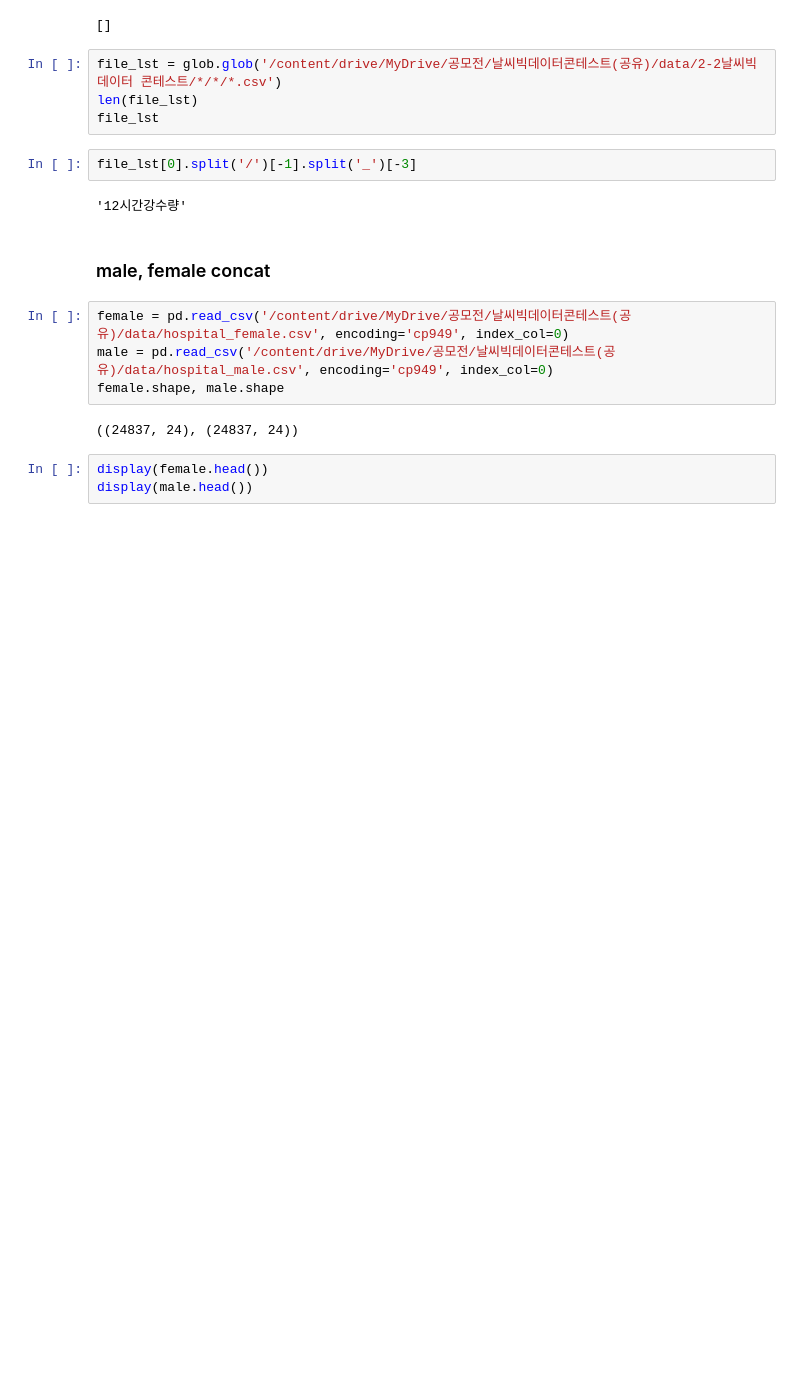
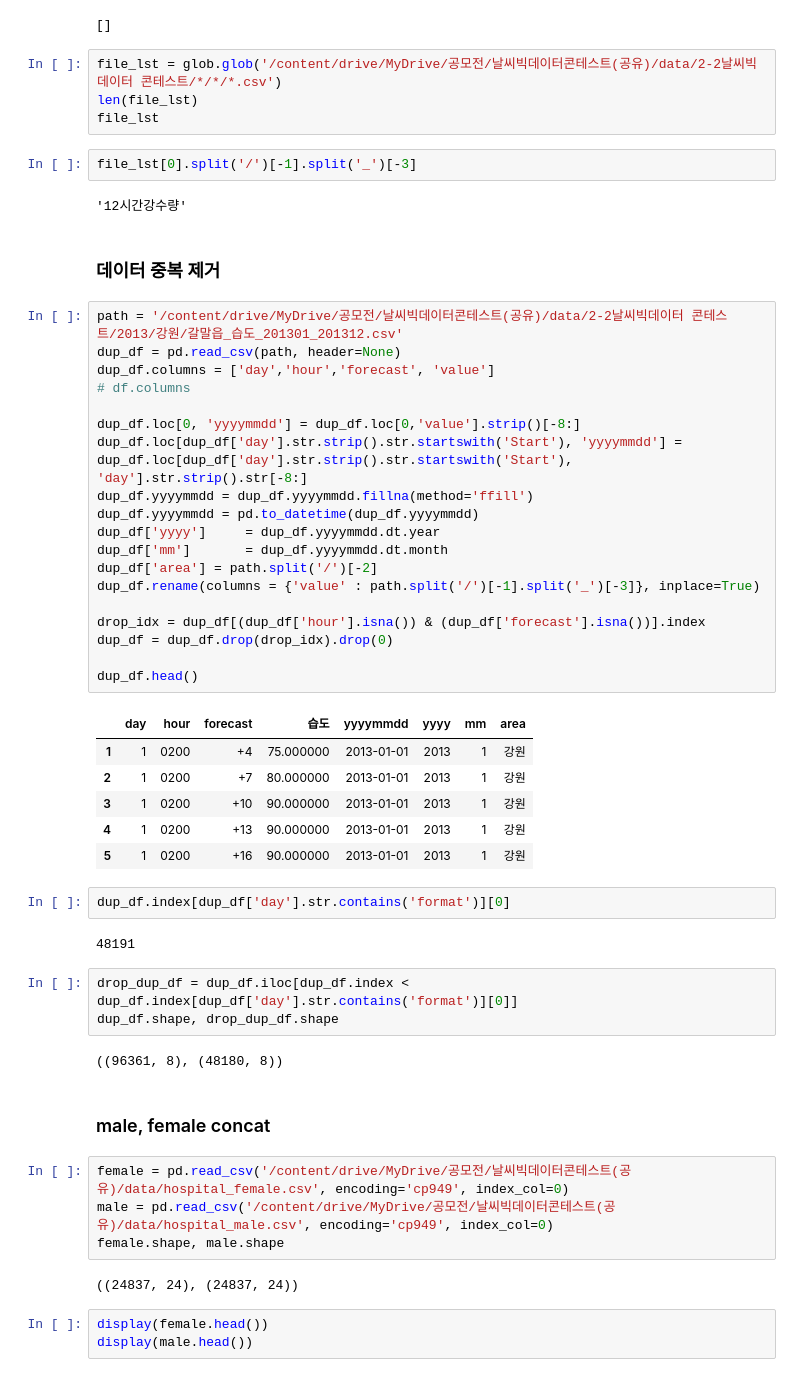
Before and after one commit to leech2193/weather_hospital_sowhat, a Jupyter notebook: 20220714_18_eseul.ipynb, the cells around one changed output. Cells and saved outputs as stored; diff of their text form; blank space fills up the shorter version.

```diff
--- a/20220714_18_eseul.ipynb
+++ b/20220714_18_eseul.ipynb
@@ -79,6 +79,43 @@ file_lst
 file_lst[0].split('/')[-1].split('_')[-3]
 # %% [output]
 '12시간강수량'
+# %% [markdown]
+### 데이터 중복 제거
+# %%
+path = '/content/drive/MyDrive/공모전/날씨빅데이터콘테스트(공유)/data/2-2날씨빅데이터 콘테스트/2013/강원/갈말읍_습도_201301_201312.csv'
+dup_df = pd.read_csv(path, header=None)
+dup_df.columns = ['day','hour','forecast', 'value']
+# df.columns
+
+dup_df.loc[0, 'yyyymmdd'] = dup_df.loc[0,'value'].strip()[-8:]
+dup_df.loc[dup_df['day'].str.strip().str.startswith('Start'), 'yyyymmdd'] = dup_df.loc[dup_df['day'].str.strip().str.startswith('Start'), 'day'].str.strip().str[-8:]
+dup_df.yyyymmdd = dup_df.yyyymmdd.fillna(method='ffill')
+dup_df.yyyymmdd = pd.to_datetime(dup_df.yyyymmdd)
+dup_df['yyyy']     = dup_df.yyyymmdd.dt.year
+dup_df['mm']       = dup_df.yyyymmdd.dt.month
+dup_df['area'] = path.split('/')[-2]
+dup_df.rename(columns = {'value' : path.split('/')[-1].split('_')[-3]}, inplace=True)
+
+drop_idx = dup_df[(dup_df['hour'].isna()) & (dup_df['forecast'].isna())].index
+dup_df = dup_df.drop(drop_idx).drop(0)
+
+dup_df.head()
+# %% [output]
+|  | day | hour | forecast | 습도 | yyyymmdd | yyyy | mm | area |
+| 1 | 1 | 0200 | +4 | 75.000000 | 2013-01-01 | 2013 | 1 | 강원 |
+| 2 | 1 | 0200 | +7 | 80.000000 | 2013-01-01 | 2013 | 1 | 강원 |
+| 3 | 1 | 0200 | +10 | 90.000000 | 2013-01-01 | 2013 | 1 | 강원 |
+| 4 | 1 | 0200 | +13 | 90.000000 | 2013-01-01 | 2013 | 1 | 강원 |
+| 5 | 1 | 0200 | +16 | 90.000000 | 2013-01-01 | 2013 | 1 | 강원 |
+# %%
+dup_df.index[dup_df['day'].str.contains('format')][0]
+# %% [output]
+48191
+# %%
+drop_dup_df = dup_df.iloc[dup_df.index < dup_df.index[dup_df['day'].str.contains('format')][0]]
+dup_df.shape, drop_dup_df.shape
+# %% [output]
+((96361, 8), (48180, 8))
 # %% [markdown]
 ### male, female concat
 # %%
```
Also changed, not shown: parts of 12 cells of this notebook.
